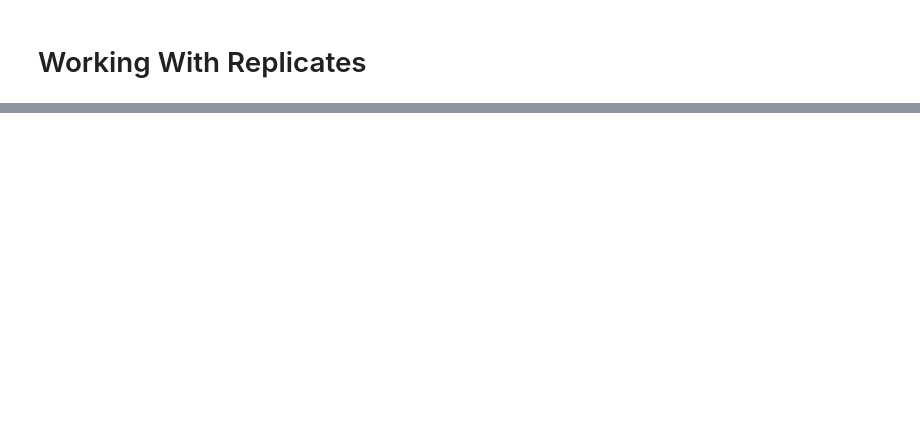
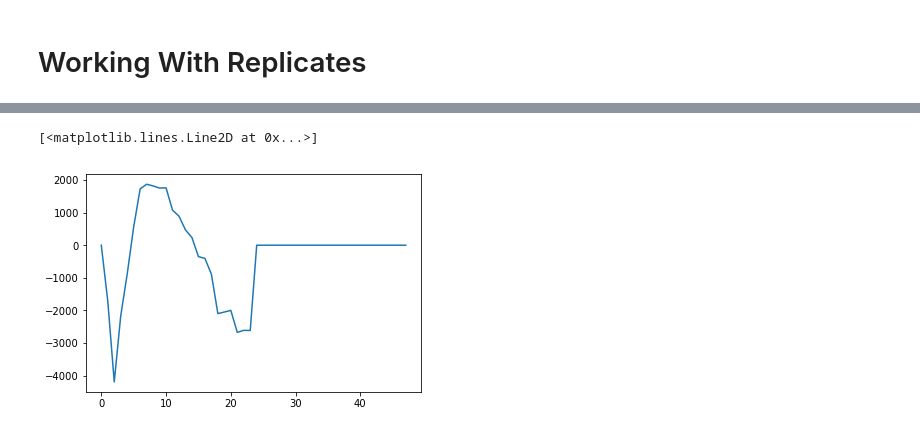
Before and after one commit to klavins/ECE424, a Jupyter notebook: lectures/fitting.ipynb, the cells around one changed output, grey strips where cells are left out. Drawn from its saved outputs; the diff is of its cells as text; code cells hidden in the pictures; blank space fills up the shorter version.

```diff
--- a/lectures/fitting.ipynb
+++ b/lectures/fitting.ipynb
@@ -330,0 +376,40 @@ plt.legend(plots,["Model", "Actual"]);
+# %%
+#
+# Fitting one layer
+#
+tdata = K1[:,0]
+pdata = K1[:,1]
+r10 = 0
+p0 = K1[:,1][0]
+
+def make_f(p):
+
+    def f(x,t):
+        r1,protein = x
+        return [
+            p['a'] - p['br'] * r1,
+            p['vp'] / ( p['kp'] + r1**p['n'] ) - p['bp']*protein
+        ]
+
+    return f
+
+def residual(params,t,x):
+    xsol = spi.odeint(make_f(params),[r10,p0],t)
+    errs = [ a - b for a,b in zip(xsol[:,1],x)]
+    return np.array(errs).flatten()
+
+p = Parameters()
+p.add('a',  value=1,min=0)
+p.add('n',  value=1,min=0)
+p.add('vp', value=1,min=0)
+p.add('bp', value=1,min=0)
+p.add('br', value=1,min=0)
+p.add('kp', value=1,min=0)
+
+result = minimize(residual,p,args=(tdata,pdata))
+tvals = np.linspace(0,max(tdata),100)
+x = spi.odeint(make_f(result.params),[r10,p0],tvals)
+
+plt.plot(tvals,x[:,1])
+plt.scatter(tdata,pdata);
+result
@@ -330,0 +513,5 @@ plt.legend(plots,["Model", "Actual"]);
+# %%
+plt.plot(residual(result.params))
+# %% [output]
+[<matplotlib.lines.Line2D at 0x...>]
+[figure, added]
```
Also changed, not shown: parts of 24 cells of this notebook.
